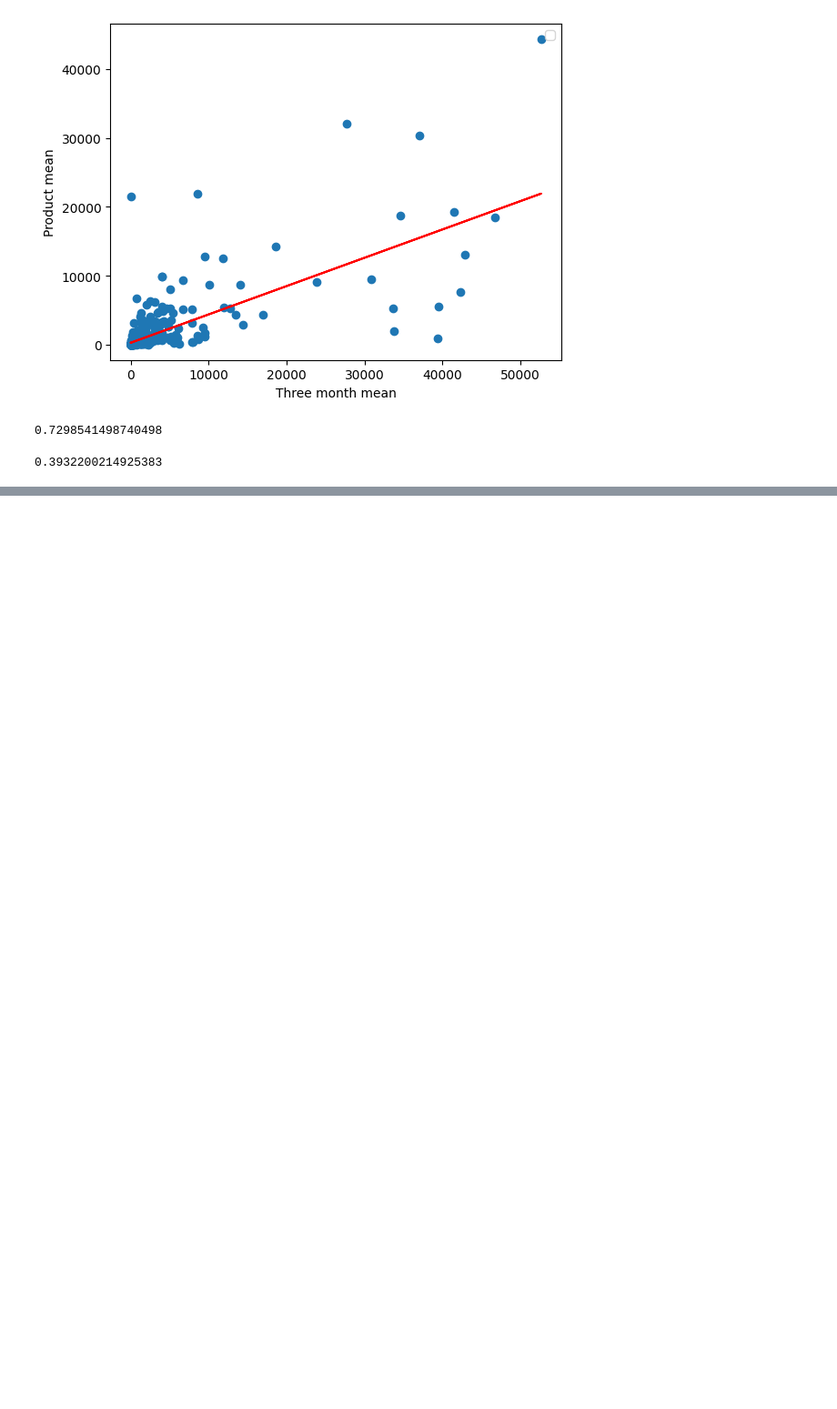
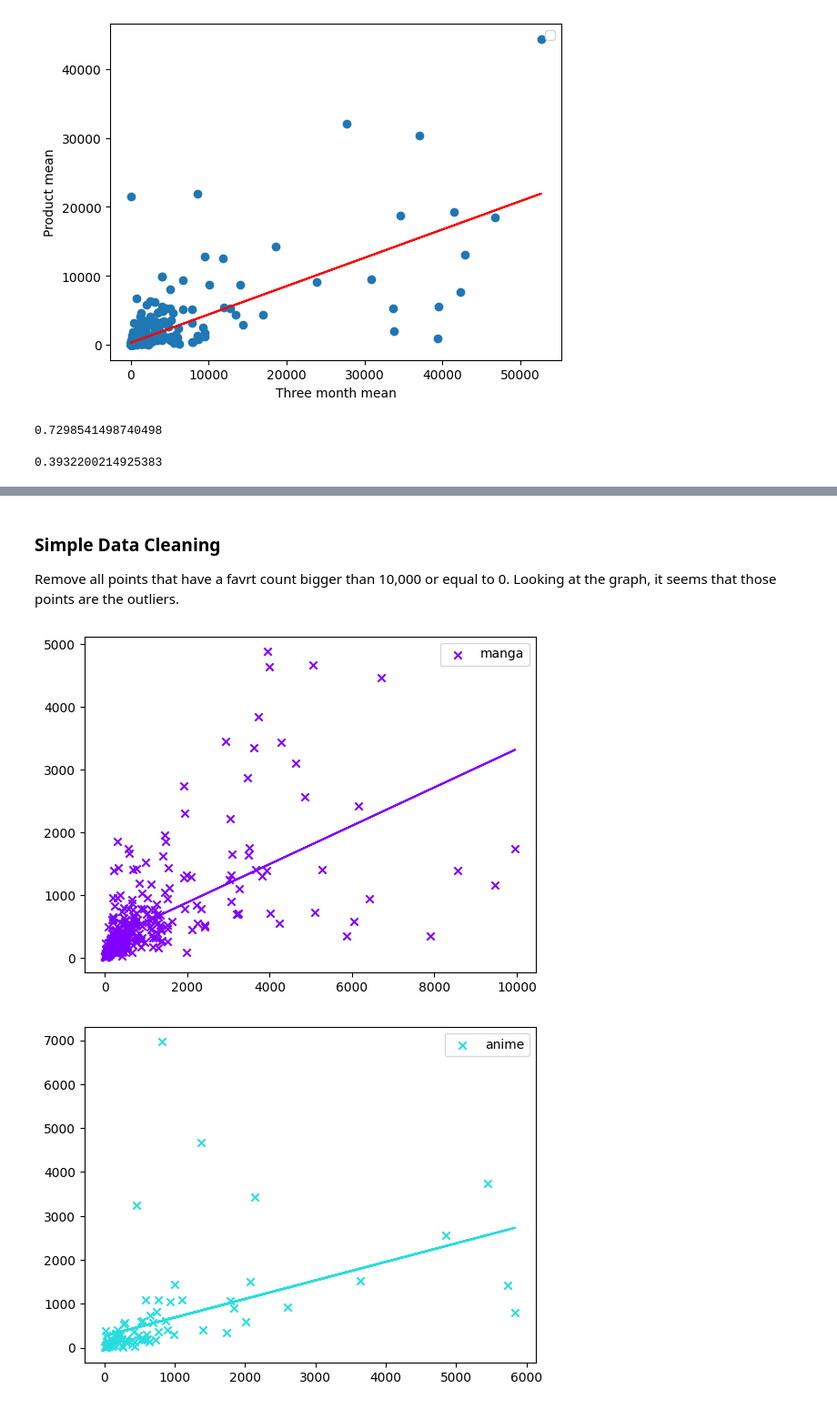
Before and after one commit to ui-fankfurt/twitter_prediction, a Jupyter notebook: favrt_prediction.ipynb, the cells around one changed output, grey strips where cells are left out. Shown at 91% size. Saved outputs shown, nothing was run; the diff lists cells and outputs as text; code cells hidden in the pictures; blank space fills up the shorter version.

```diff
--- a/favrt_prediction.ipynb
+++ b/favrt_prediction.ipynb
@@ -298,4 +339,6 @@ type
 # %%
+tweet_type1 = pd.read_csv("tweet_data_type.csv")
+
 dict = {'漫画': 'manga', 'ライトノベル':'light novel','アニメ':'anime','ゲーム':'game'}
 
-type['origin_flag'] =type['origin_flag'].replace(dict)
+tweet_type1['ip_type'] =tweet_type1['ip_type'].replace(dict)
@@ -301,0 +394,41 @@ type['origin_flag'] =type['origin_flag'].replace(dict)
+# %% [markdown]
+### Simple Data Cleaning
+
+Remove all points that have a favrt count bigger than 10,000 or equal to 0. Looking at the graph, it seems that those points are the outliers.
+# %%
+tweet_type2 = pd.read_csv("tweet_data_type.csv")
+
+dict = {'漫画': 'manga', 'ライトノベル':'light novel','アニメ':'anime','ゲーム':'game'}
+
+tweet_type2['ip_type'] =tweet_type2['ip_type'].replace(dict)
+# %%
+tweet_type2 = tweet_type2[tweet_type2['product_mean'] > 0]
+tweet_type2 = tweet_type2[tweet_type2['three_month_mean'] > 0]
+
+tweet_type2 = tweet_type2[tweet_type2['product_mean'] < 10000]
+tweet_type2 = tweet_type2[tweet_type2['three_month_mean'] < 10000]
+# %%
+# Get the list of unique categories
+categories = tweet_type2['ip_type'].unique()
+
+# Create a colormap based on the number of categories
+colors = cm.rainbow(np.linspace(0, 1, len(categories)))
+
+# Create a dictionary mapping category to color
+color_dict = {category: color for category, color in zip(categories, colors)}
+
+for category in categories:
+    subset = tweet_type2[tweet_type2['ip_type'] == category]
+    plt.scatter(subset['three_month_mean'], subset['product_mean'], label=category, color=color_dict[category], marker='x')
+
+    p = np.polyfit(subset['three_month_mean'], subset['product_mean'], 1)
+    # Create a function that represents the line
+    f = np.poly1d(p)
+    # Draw the line
+    plt.plot(subset['three_month_mean'], f(subset['three_month_mean']), color=color_dict[category])
+
+    plt.legend()
+    plt.show()
+# %% [output]
+[figure, added]
+[figure, added]
```
Also changed, not shown: parts of 27 cells of this notebook.
